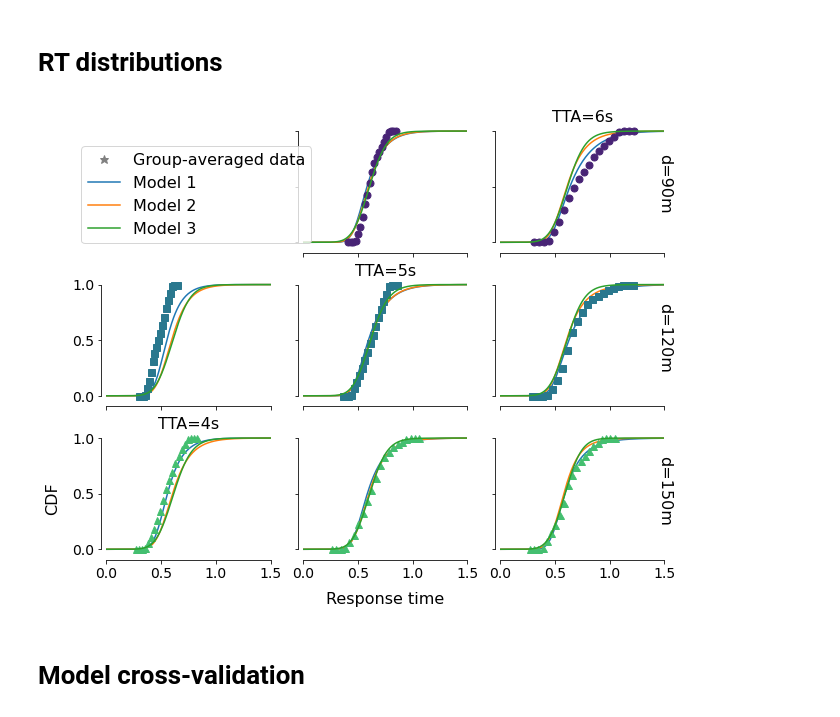
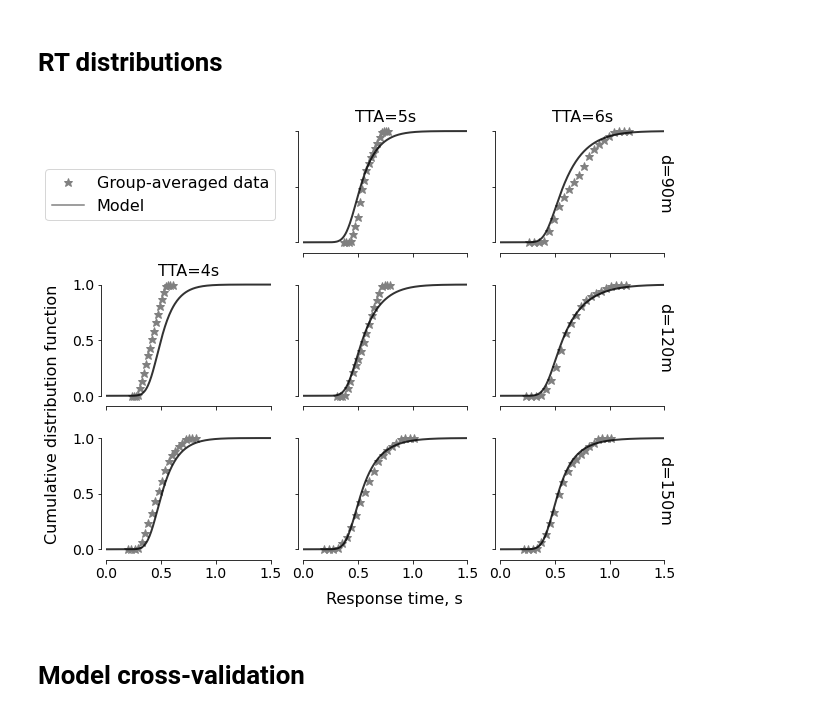
Before and after one commit to cherepaha/evidence_accumulation_in_gap_acceptance, a Jupyter notebook: data_and_model_analysis/05_paper_figures.ipynb, the cells around one changed output. Drawn from its saved outputs; the diff is of its cells as text; code cells hidden in the pictures.

```diff
--- a/data_and_model_analysis/05_paper_figures.ipynb
+++ b/data_and_model_analysis/05_paper_figures.ipynb
@@ -17,3 +11,8 @@ exp_measures = pd.read_csv('../data/measures.csv')
+# %%
+exp_measures = pd.read_csv("../data/measures.csv")
+exp_data = pd.read_csv("../data/processed_data.csv", index_col=["subj_id", "session", "route", "intersection_no"])
+model_params = pd.read_csv("../model_fit_results/model_1/best_fit_parameters/full_data_parameters_fitted.csv")
+simulation_results_path = "../model_fit_results/model_1/simulation_results/"
 # %%
 def get_psf_ci(data):
     # psf: psychometric function
@@ -215,4 +206,9 @@ See the caveats in the documentation: http://pandas.pydata.org/pandas-docs/stabl
 # %% [markdown]
 # Model fit against data
+# %%
+fig, axes = plt.subplots(4, 5, figsize=(14,12), sharex=True, sharey=True)
+# np.concatenate([axes[:,:3].flatten(), [axes[3,4]]])
+for ax in axes[1:,4]:
+    fig.delaxes(ax)
 # %%
 def plot_all_subj_p_go(ax, exp_data, d_condition, marker, color, marker_offset=0):
@@ -301,10 +303,9 @@ def plot_compare_model_exp(var, exp_data, model_measures, ylabel):
 # %%
-for model_no in [1,2,3]:
-    model_measures_all_conditions = pd.read_csv(os.path.join(fit_results_path % model_no, 'full_data_measures.csv'))
+model_measures_all_conditions = pd.read_csv(os.path.join(simulation_results_path, "full_data_measures.csv"))
 
-    plot_compare_model_exp('is_go_decision', exp_measures, model_measures_all_conditions, 'Probability of go')
-    plt.savefig('../output/fig_p_go_model_%i.png' % model_no, bbox_inches='tight')
+plot_compare_model_exp("is_go_decision", exp_measures, model_measures_all_conditions, "Probability of go decision")
+plt.savefig("../output/fig_p_go.png", bbox_inches="tight")
 
-    plot_compare_model_exp('RT', exp_measures, model_measures_all_conditions, 'Response time, s')
-    plt.savefig('../output/fig_RT_model_%i.png' % model_no, bbox_inches='tight')
+plot_compare_model_exp("RT", exp_measures, model_measures_all_conditions, "Response time, s")
+plt.savefig("../output/fig_RT.png", bbox_inches="tight")
 # %% [output]
@@ -388,13 +387,13 @@ def plot_vincentized_dist(fig, axes, exp_data, model_rts, model_no):
     return fig, axes
 # %%
 fig, axes = plt.subplots(3, 3, figsize=(10,8), sharex=True, sharey=True)
-for model_no in [1, 2, 3]:
-    model_rts = pd.read_csv(os.path.join(fit_results_path % model_no, 'full_data_rt_cdf.csv'))
-    plot_vincentized_dist(fig, axes, exp_measures, model_rts, model_no)
-    # fig.suptitle('Model %i' % model_no)
-    plt.savefig('../output/fig_RT_dist_all_models.png', bbox_inches='tight')
+
+model_rts = pd.read_csv(os.path.join(simulation_results_path, "full_data_rt_cdf.csv"))
+plot_vincentized_dist(fig, axes, exp_measures, model_rts, model_no=1);
+# fig.suptitle("Model %i" % model_no)
+plt.savefig("../output/fig_RT_dist.png", bbox_inches="tight")
 # %% [output]
-[figure, old version]
+[figure, new version]
 # %% [markdown]
 # Model cross-validation
 # %%
```
Also changed, not shown: parts of 23 cells of this notebook, 15 other files.
